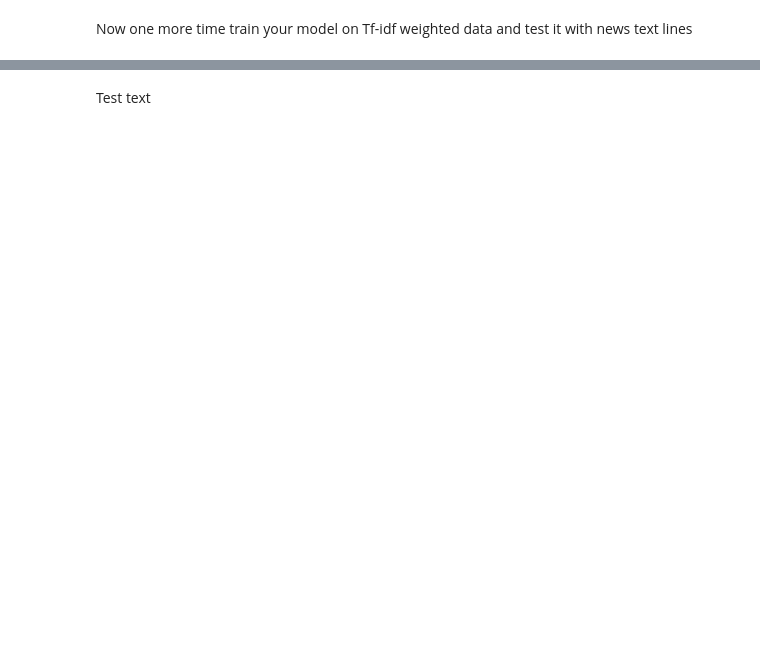
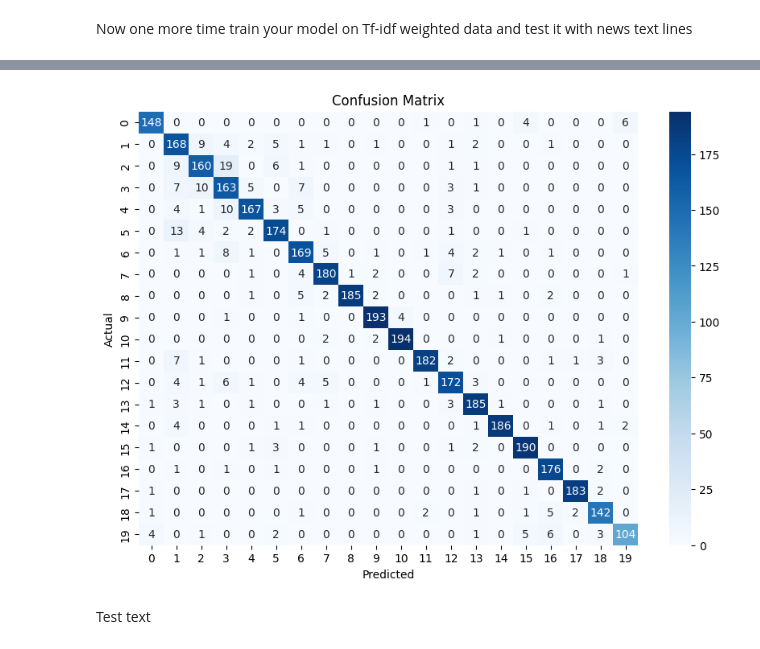
Before and after one commit to encoras/Artificial-Intelligence-Group, a Jupyter notebook: Sixth_homework.ipynb, the cells around one changed output, grey strips where cells are left out. Cells and saved outputs as stored; diff of their text form; code cells hidden in the pictures; blank space fills up the shorter version.

```diff
--- a/Sixth_homework.ipynb
+++ b/Sixth_homework.ipynb
@@ -255,9 +288,9 @@ Predicted Category: "soc.religion.christian"
 # %% [markdown]
 # Lets build LogisticRegressor on Count Vectorized text data
 # %%
-nb_vec = LogisticRegression(max_iter=100)
+nb_vec = LogisticRegression(max_iter=1000, random_state=RAND)
 nb_vec.fit(X_train_cv, y_train)
-y_preds = nb_vec.predict(X_test_cv)
+y_pred = nb_vec.predict(X_test_cv)
 scores_vect_LR=accuracy_score(y_test,y_pred)
 print("Vect-data LogisticRegression accuracy = ", scores_vect_LR)
 # %% [output]
@@ -394,3 +429,13 @@ TF-IDF-data classifier accuracy =  0.8962864721485411
+# %%
+# Confusion matrix visualization
+plt.figure(figsize=(10, 7))
+sns.heatmap(confusion_matrix(y_test, y_pred), annot=True, fmt='d', cmap='Blues')
+plt.xlabel('Predicted')
+plt.ylabel('Actual')
+plt.title('Confusion Matrix')
+plt.show()
+# %% [output]
+[figure, added]
 # %% [markdown]
 Test text
 # %%
```
Also changed, not shown: parts of 25 cells of this notebook.
